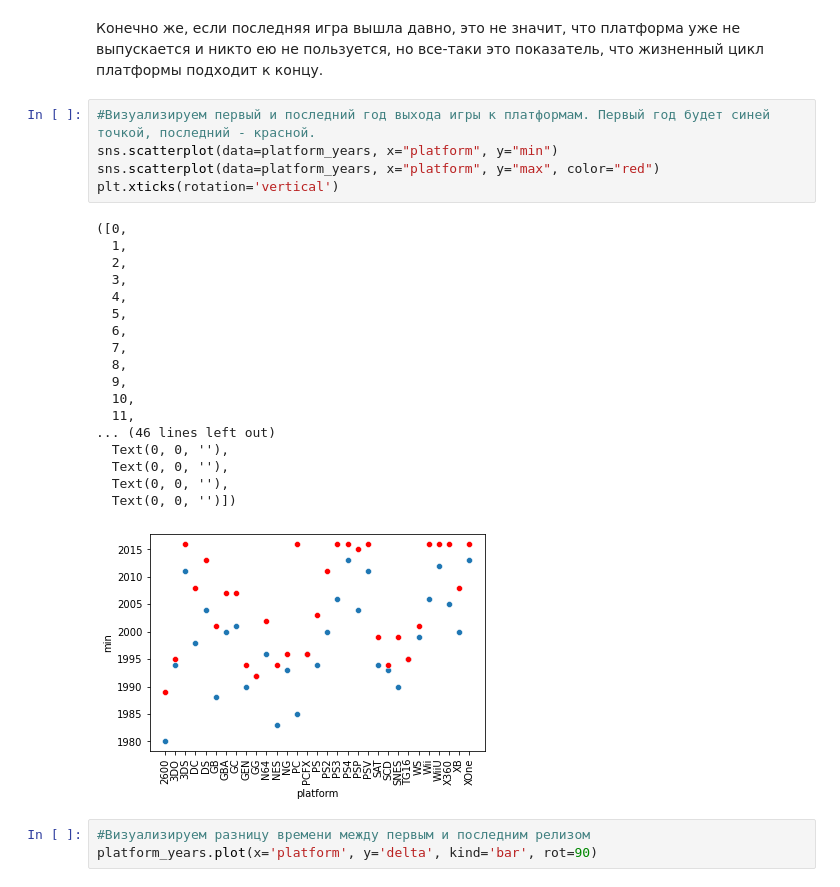
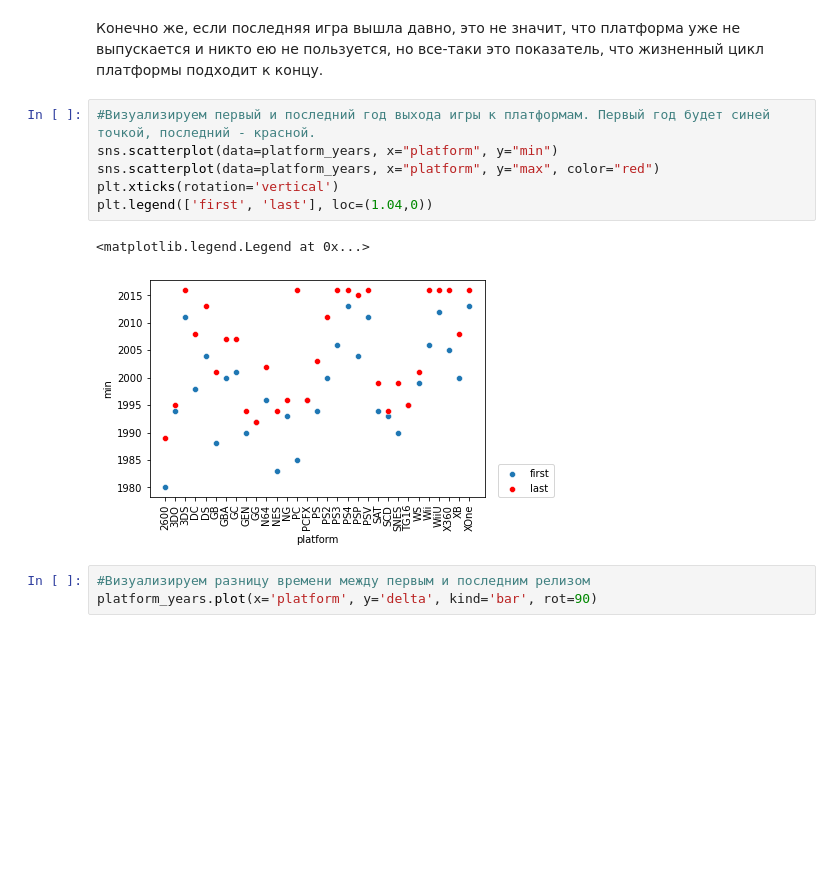
Before and after one commit to badykshanov/yandex_practicum_projects, a Jupyter notebook: work-on-project-4/Project work 4 - Assembly project 1 - Badykshanov Niyaz.ipynb, the cells around one changed output. Drawn from its saved outputs; the diff is of its cells as text; blank space fills up the shorter version.

```diff
--- a/work-on-project-4/Project work 4 - Assembly project 1 - Badykshanov Niyaz.ipynb
+++ b/work-on-project-4/Project work 4 - Assembly project 1 - Badykshanov Niyaz.ipynb
@@ -632,27 +627,12 @@ platform_years
 # %%
 #Визуализируем первый и последний год выхода игры к платформам. Первый год будет синей точкой, последний - красной.
 sns.scatterplot(data=platform_years, x="platform", y="min")
 sns.scatterplot(data=platform_years, x="platform", y="max", color="red")
 plt.xticks(rotation='vertical')
+plt.legend(['first', 'last'], loc=(1.04,0))
 # %% [output]
-([0,
-  1,
-  2,
-  3,
-  4,
-  5,
-  6,
-  7,
-  8,
-  9,
-  10,
-  11,
-... (46 lines left out)
-  Text(0, 0, ''),
-  Text(0, 0, ''),
-  Text(0, 0, ''),
-  Text(0, 0, '')])
+<matplotlib.legend.Legend at 0x...>
-[figure, old version]
+[figure, new version]
 # %%
 #Визуализируем разницу времени между первым и последним релизом
 platform_years.plot(x='platform', y='delta', kind='bar', rot=90)
```
Also changed, not shown: parts of 11 cells of this notebook.
